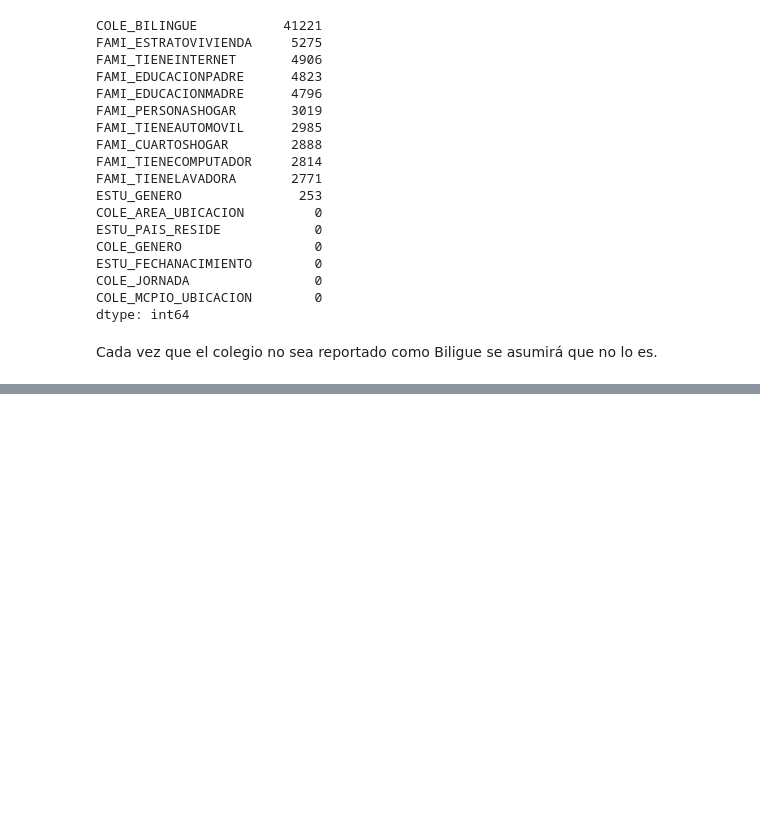
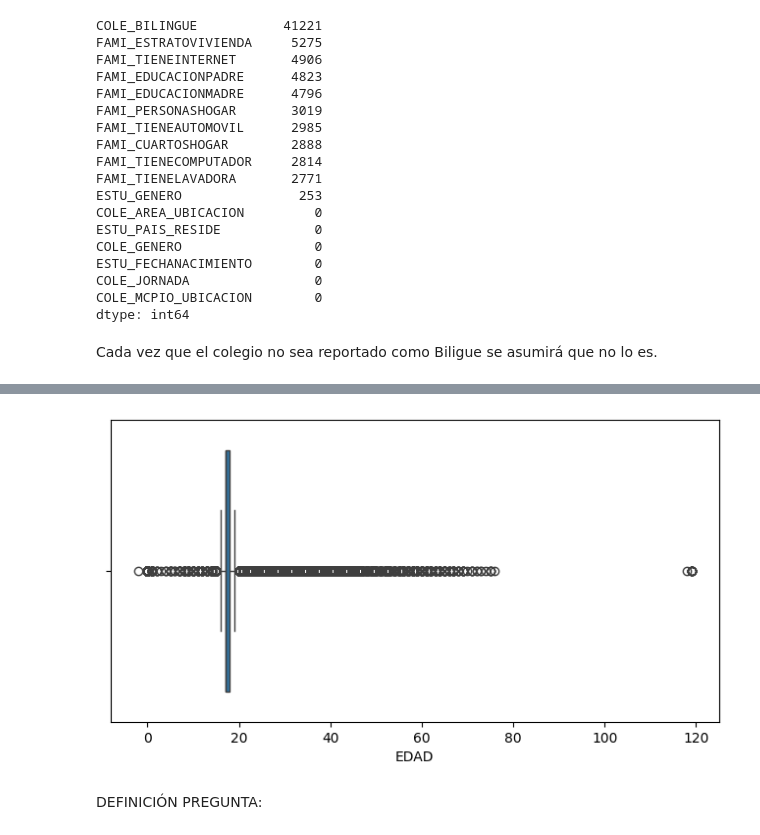
Before and after one commit to danielasolarte/Proyecto2Analitica, a Jupyter notebook: Pregunta3_Vulnerabilidad/Exploración/Limpieza_ExploraciónP3.ipynb, the cells around one changed output, grey strips where cells are left out. Drawn from its saved outputs; the diff is of its cells as text; code cells hidden in the pictures; blank space fills up the shorter version.

Commit message:
Avance limpieza y definición contexto favorable

```diff
--- a/Pregunta3_Vulnerabilidad/Exploración/Limpieza_ExploraciónP3.ipynb
+++ b/Pregunta3_Vulnerabilidad/Exploración/Limpieza_ExploraciónP3.ipynb
@@ -121,0 +162,4 @@ df["COLE_BILINGUE"] = (
+# %%
+df_vulnerabilidad = df.copy()
+
+df_vulnerabilidad.shape
@@ -121,0 +168,14 @@ df["COLE_BILINGUE"] = (
+# %%
+cols_drop = [
+'DESEMP_INGLES',
+'PUNT_INGLES',
+'PUNT_MATEMATICAS',
+'PUNT_SOCIALES_CIUDADANAS',
+'PUNT_C_NATURALES',
+'PUNT_LECTURA_CRITICA'
+]
+
+df_vulnerabilidad = (
+    df_vulnerabilidad
+    .drop(columns=cols_drop)
+)
@@ -121,0 +251,13 @@ df["COLE_BILINGUE"] = (
+# %%
+# Se transforma la fecha de nacimiento en una variable de edad estimada al momento
+# de presentar la prueba Saber 11. Debido a que el examen también puede ser presentado
+# por personas que culminaron el bachillerato de manera tardía o mediante procesos de
+# validación, no se restringe únicamente a edades típicas de grado 11. Sin embargo,
+# se eliminan registros con edades claramente inconsistentes para evitar errores de
+# digitación o datos atípicos extremos.
+
+
+df_vulnerabilidad["EDAD"] = (
+    df_vulnerabilidad["ANIO_EXAMEN"]
+    - df_vulnerabilidad["ESTU_FECHANACIMIENTO"].dt.year
+)
@@ -121,0 +276,6 @@ df["COLE_BILINGUE"] = (
+# %%
+plt.figure(figsize=(8,4))
+sns.boxplot(x=df_vulnerabilidad["EDAD"])
+plt.show()
+# %% [output]
+[figure, added]
@@ -121,0 +302,2 @@ df["COLE_BILINGUE"] = (
+# %% [markdown]
+DEFINICIÓN PREGUNTA:
```
Also changed, not shown: parts of 25 cells of this notebook.
